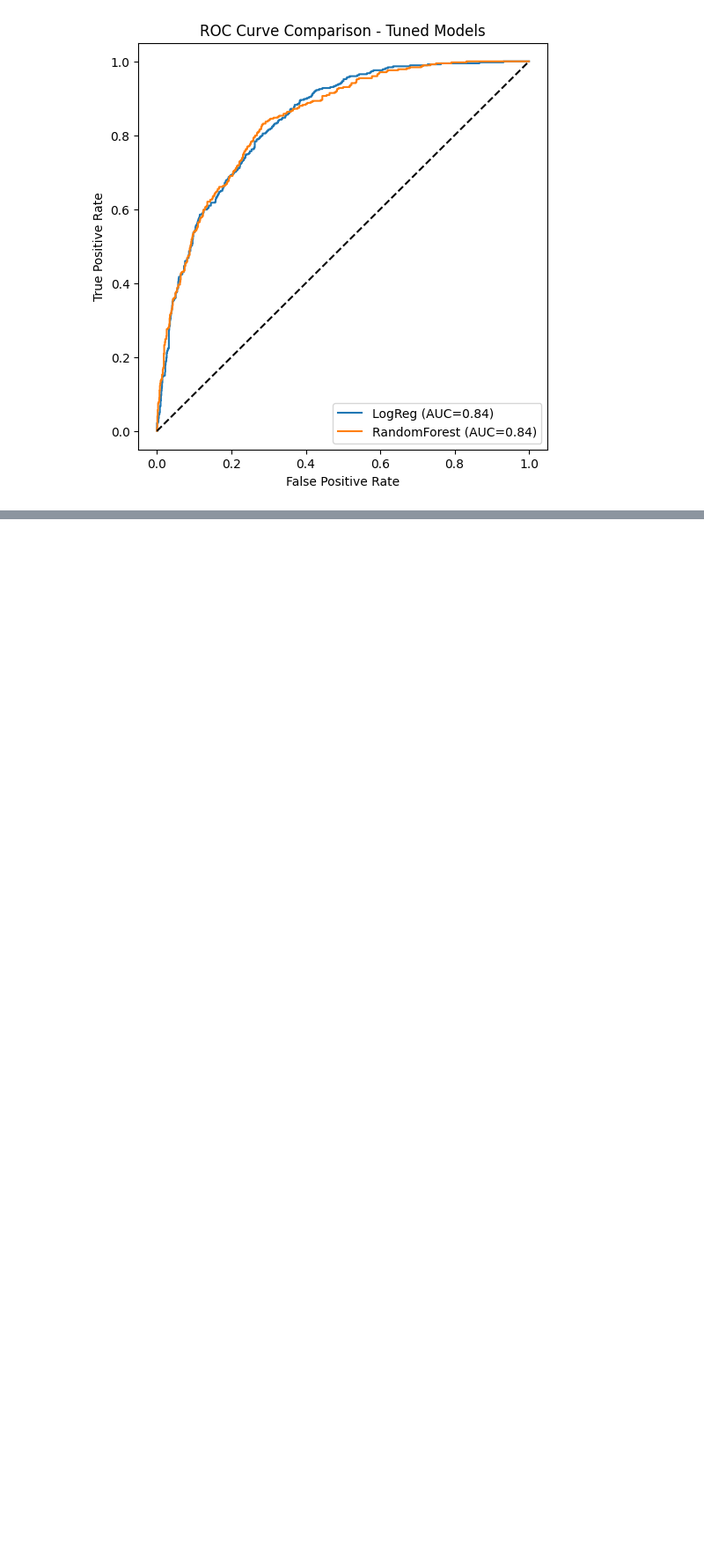
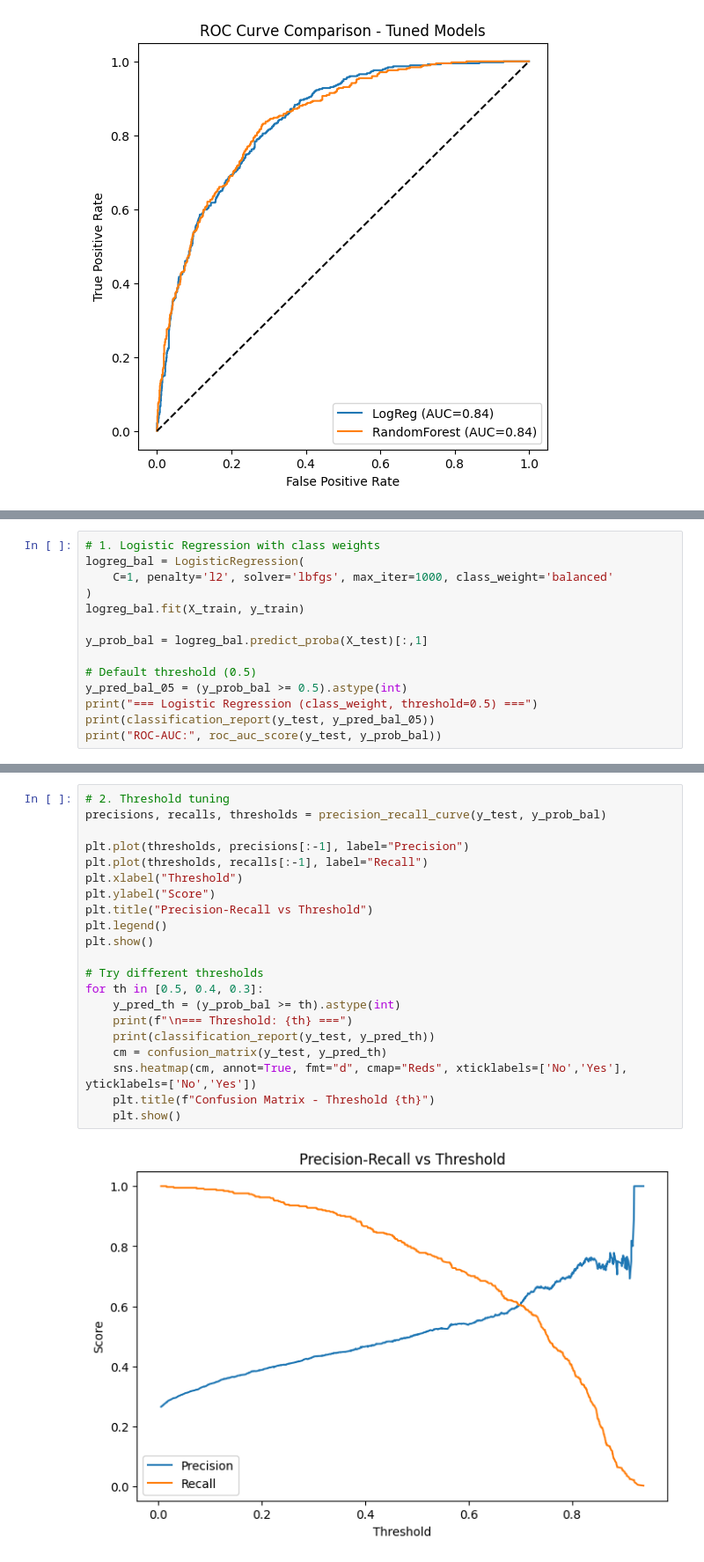
Before and after one commit to yahyaCS/AIP22-featureEngineering, a Jupyter notebook: fe.ipynb, the cells around one changed output, grey strips where cells are left out. Shown at 88% size. Saved outputs shown, nothing was run; the diff lists cells and outputs as text; blank space fills up the shorter version.

Commit message:
added class weights and experimented with threshold tuning

```diff
--- a/fe.ipynb
+++ b/fe.ipynb
@@ -827,0 +830,14 @@ plt.show()
+# %%
+# 1. Logistic Regression with class weights
+logreg_bal = LogisticRegression(
+    C=1, penalty='l2', solver='lbfgs', max_iter=1000, class_weight='balanced'
+)
+logreg_bal.fit(X_train, y_train)
+
+y_prob_bal = logreg_bal.predict_proba(X_test)[:,1]
+
+# Default threshold (0.5)
+y_pred_bal_05 = (y_prob_bal >= 0.5).astype(int)
+print("=== Logistic Regression (class_weight, threshold=0.5) ===")
+print(classification_report(y_test, y_pred_bal_05))
+print("ROC-AUC:", roc_auc_score(y_test, y_prob_bal))
@@ -827,0 +856,23 @@ plt.show()
+# %%
+# 2. Threshold tuning
+precisions, recalls, thresholds = precision_recall_curve(y_test, y_prob_bal)
+
+plt.plot(thresholds, precisions[:-1], label="Precision")
+plt.plot(thresholds, recalls[:-1], label="Recall")
+plt.xlabel("Threshold")
+plt.ylabel("Score")
+plt.title("Precision-Recall vs Threshold")
+plt.legend()
+plt.show()
+
+# Try different thresholds
+for th in [0.5, 0.4, 0.3]:
+    y_pred_th = (y_prob_bal >= th).astype(int)
+    print(f"\n=== Threshold: {th} ===")
+    print(classification_report(y_test, y_pred_th))
+    cm = confusion_matrix(y_test, y_pred_th)
+    sns.heatmap(cm, annot=True, fmt="d", cmap="Reds", xticklabels=['No','Yes'], yticklabels=['No','Yes'])
+    plt.title(f"Confusion Matrix - Threshold {th}")
+    plt.show()
+# %% [output]
+[figure, added]
```
Also changed, not shown: parts of 3 cells of this notebook.
